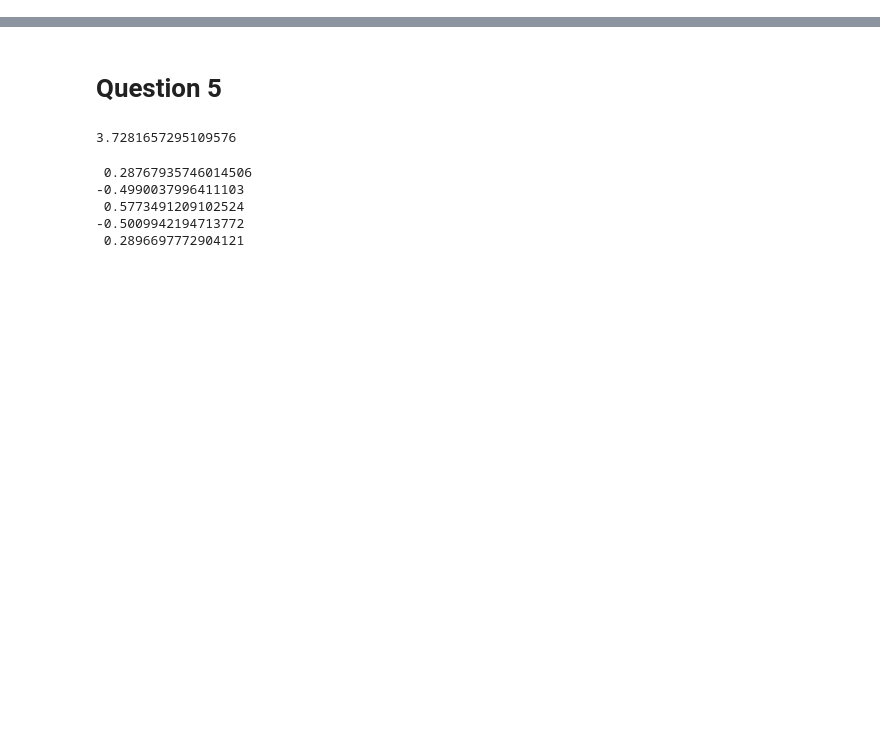
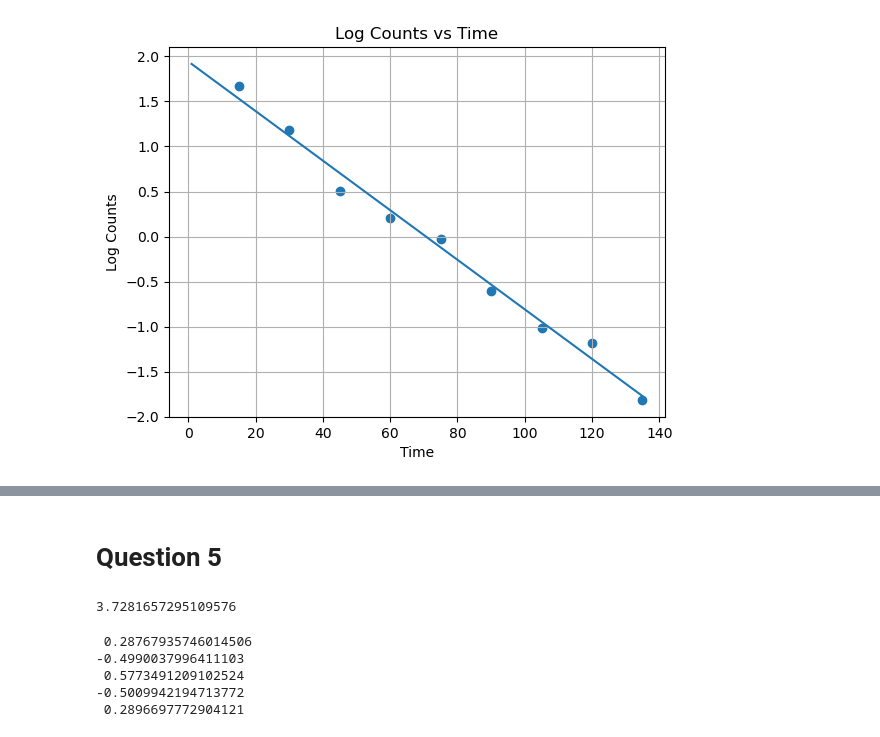
Before and after one commit to dc250601/P452, a Jupyter notebook: EndSemester/Solution_2011061.ipynb, the cells around one changed output, grey strips where cells are left out. Saved outputs shown, nothing was run; the diff lists cells and outputs as text; code cells hidden in the pictures; blank space fills up the shorter version.

```diff
--- a/EndSemester/Solution_2011061.ipynb
+++ b/EndSemester/Solution_2011061.ipynb
@@ -36,0 +33,20 @@ plt.show()
+# %%
+#Hence
+X = time[1:]
+Y = ((np.log(np.array(x)/np.array(time)))[1:]).tolist()
+X_e = del_x[1:]
+# %%
+a1,a2,error_a1,error_a2,r2 = lib.fitting.linear_fit(x = X,
+                                                    y = Y,
+                                                    dx = X_e)
+# %%
+# Log count
+plt.scatter(time[1:],(np.log(np.array(x)/np.array(time)))[1:]) #Avoiding the first one since it is noisy
+plt.plot(time,np.array(time)*a2 +a1)
+plt.xlabel("Time")
+plt.ylabel("Log Counts")
+plt.title("Log Counts vs Time")
+plt.grid()
+plt.show()
+# %% [output]
+[figure, added]
```
Also changed, not shown: parts of 27 cells of this notebook.
